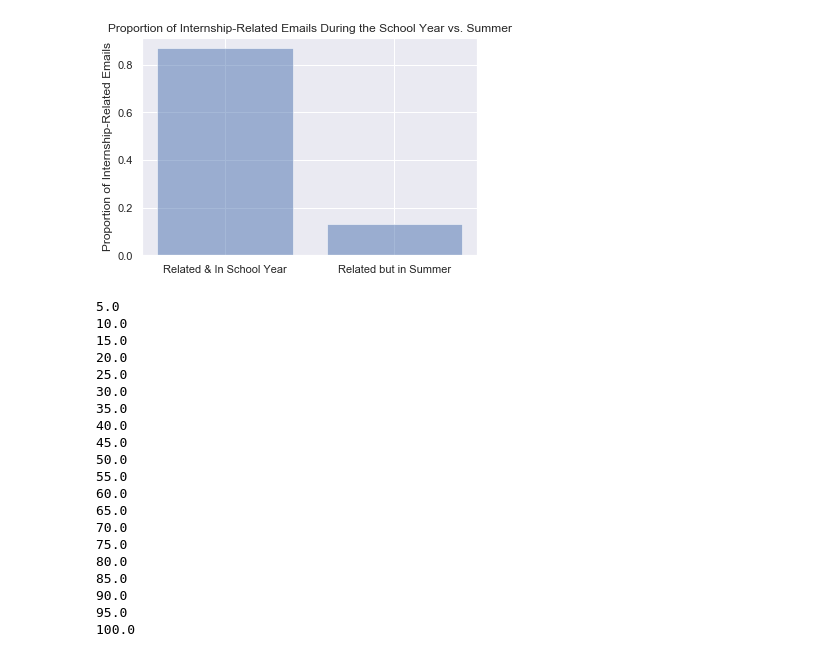
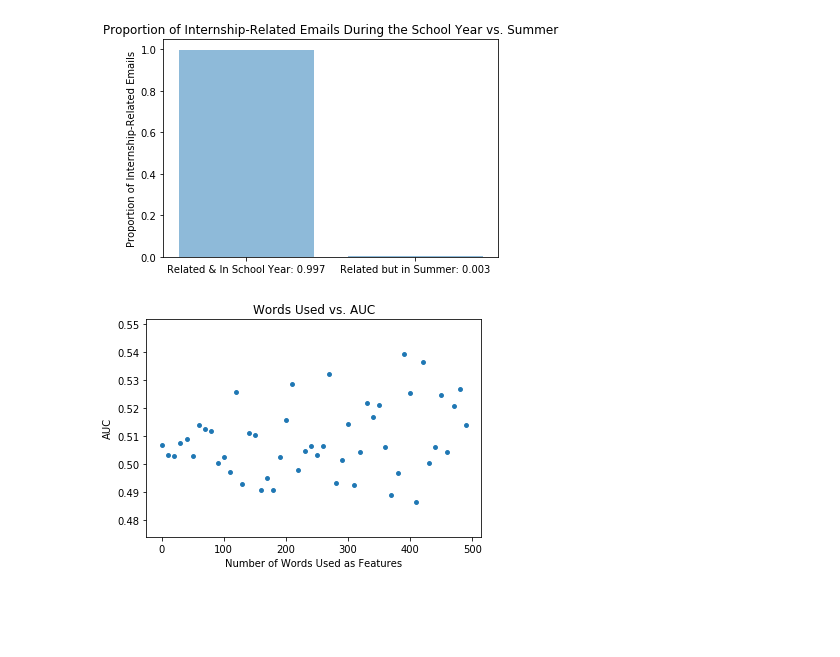
Before and after one commit to rachitpareek/jobSearch, a Jupyter notebook: exploratory analysis.ipynb, the cells around one changed output. Cells and saved outputs as stored; diff of their text form; code cells hidden in the pictures; blank space fills up the shorter version.

Commit message:
done with the notebook, need to finish tagging data

```diff
--- a/exploratory analysis.ipynb
+++ b/exploratory analysis.ipynb
@@ -120,5 +177,6 @@ def vector_table_sum(table, title):
 # %%
-# Read in and view raw input file
-data = pd.read_csv("emails_as_csv_5000.csv")
+# Read in and view raw input file.
+# TODO: Take away head after tagging all emails.
+data = pd.read_csv("emails_as_csv_all.csv").head(2000)
 data
 # %% [output]
@@ -213,14 +302,14 @@ plt.show()
 # %%
 # This visualization seems to show that there's a strong connection between whether the email was sent during a school
 # month and whether it was an internship-related email. The grind really concentrates itself in school months, and
 # it would be odd, after all, to already be searching for another internship while working another one during the summer!
 both = len(training_data[(training_data["In School Year"] > 0) & (training_data["Internship-Related"] > 0)])/len(training_data[(training_data["Internship-Related"] > 0)])
 summer_internship = len(training_data[(training_data["In School Year"] == 0) & (training_data["Internship-Related"] > 0)])/len(training_data[(training_data["Internship-Related"] > 0)])
 plt.bar(np.arange(2), [both, summer_internship], align='center', alpha=0.5)
 plt.xticks(np.arange(2),
-           ["Related & In School Year", "Related but in Summer"])
+           [f'Related & In School Year: {round(both, 3)}', f'Related but in Summer: {round(summer_internship, 3)}'])
 plt.ylabel('Proportion of Internship-Related Emails')
 plt.title('Proportion of Internship-Related Emails During the School Year vs. Summer')
 plt.show()
 # %% [output]
-[figure, old version]
+[figure, new version]
@@ -245,21 +316,17 @@ def make_modeling_data(table, num_words, num_senders):
 # %%
+# Let's try finding out what the best number of words to use as features is.
 results = []
-percent_done = 0
-for num in range(0, 500, 25):
+#percent_done = 0
+for num in range(0, 500, 10):
 
-    percent_done += 100/((500-0)/25)
+    #percent_done += 100/((200-0)/20)
 
-    words = num
+    word_num = num
     senders = 0
 
-    X_train = make_modeling_data(training_data, words, senders)
-    X_test = make_modeling_data(testing_data, words, senders)
+    X_train = make_modeling_data(training_data, word_num, senders)
+    X_test = make_modeling_data(testing_data, word_num, senders)
 
-#     print(f'Number of features: {len(X_train.columns)}')
-#     print(f'Training set size: {len(y_train)}')
-#     print(f'Test set size: {len(y_test)}')
-
-    #Now, let's fit our model.
     logistic_model = LogisticRegression(max_iter=5000)
     logistic_model.fit(X_train, training_data["Internship-Related"])
 
@@ -267,26 +334,13 @@ for num in range(0, 500, 25):
     coefs = logistic_model.coef_
     logistic_model_probabilities = logistic_model.predict_proba(X_test)[:, 1]
     auc = roc_auc_score(y_test, logistic_model_probabilities)
-    results.append((words, score, auc))
-    print(percent_done)
+    results.append((word_num, score, auc))
+    #print(percent_done, "% done")
+
+word_nums, aucs = [i[0] for i in results], [i[2] for i in results]
+plt.scatter(word_nums, aucs, s=15)
+plt.title('Words Used vs. AUC')
+plt.xlabel('Number of Words Used as Features')
+plt.ylabel('AUC');
 # %% [output]
-5.0
-10.0
-15.0
-20.0
-25.0
-30.0
-35.0
-40.0
-45.0
-50.0
-55.0
-60.0
-65.0
-70.0
-75.0
-80.0
-85.0
-90.0
-95.0
-100.0
+[figure, added]
```
Also changed, not shown: parts of 20 cells of this notebook.
